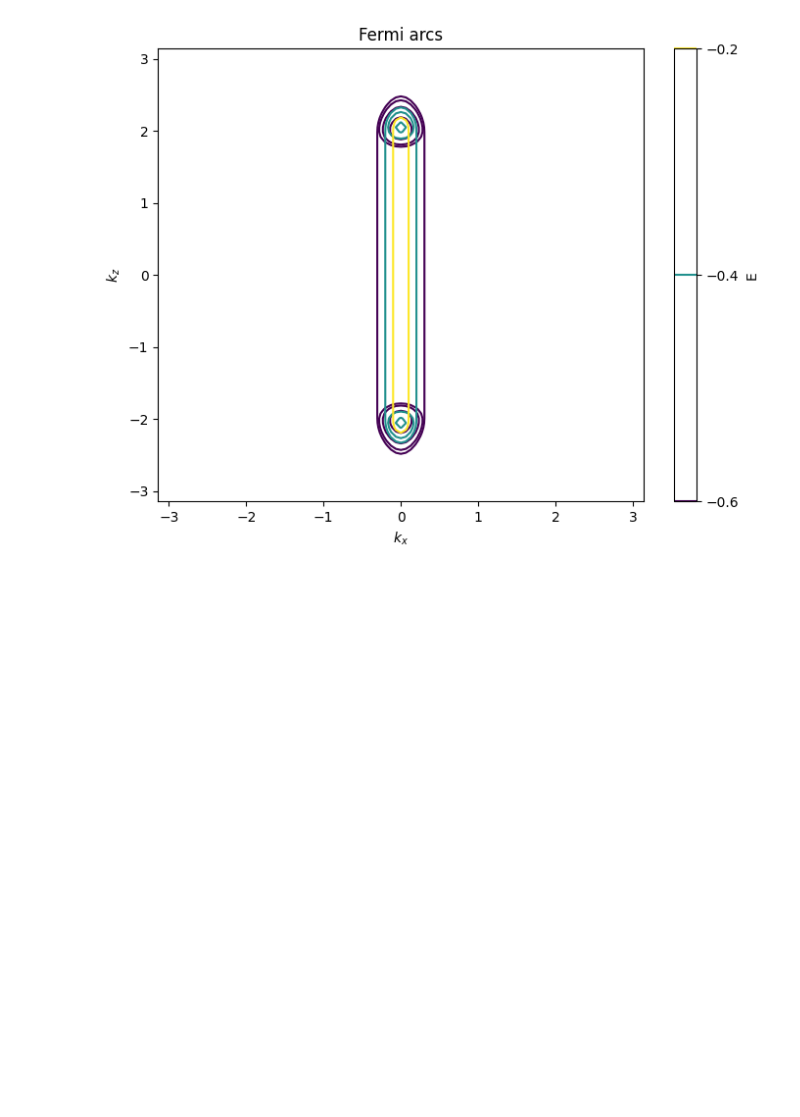
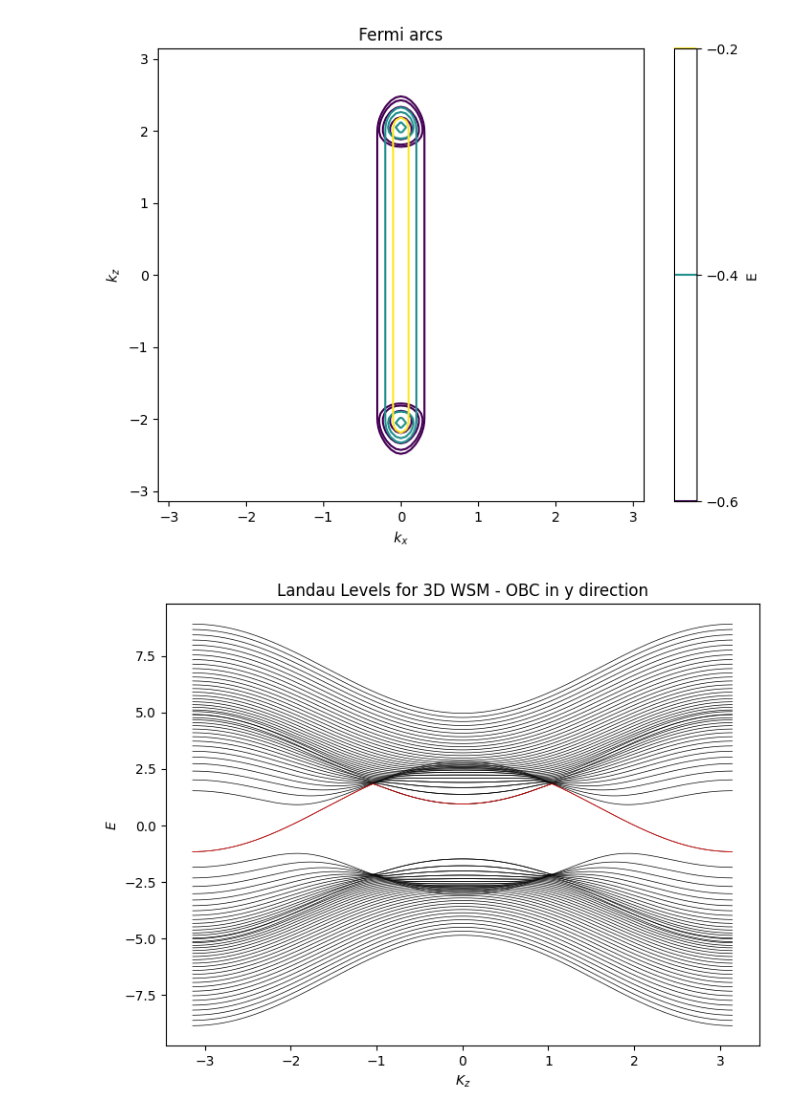
Before and after one commit to gehadibany/topological-phases, a Jupyter notebook: weyl_semimetals.ipynb, the cells around one changed output. Saved outputs shown, nothing was run; the diff lists cells and outputs as text; code cells hidden in the pictures; blank space fills up the shorter version.

```diff
--- a/weyl_semimetals.ipynb
+++ b/weyl_semimetals.ipynb
@@ -215,3 +215,81 @@ plt.title('Fermi arcs')
 plt.show()
 # %% [output]
 [figure]
+# %%
+# Parameters
+e = 1
+
+L = 40
+t0, t, V = 0,1,3
+B= 2*np.pi/L
+
+kzs =np.linspace(-np.pi, np.pi, 501)
+kx, ky = 0,0
+
+#Hamiltonian and diagonalization
+eigvals_oc_vs_kz = []
+for kz in kzs:
+    H_open = np.zeros((2*L, 2*L), dtype=complex)
+    for i in range(L):
+        H0 = (-2*t0*np.sin(kx+e*B*i))*I2 +(2*t*np.sin(kx+e*B*i))* sigma_x + (2*t*np.cos(kz)+2*t*(np.cos(kx+e*B*i))-V)* sigma_z
+        V0 = -1j*t * sigma_y +t*sigma_z
+        H_open[2*i:2*i+2, 2*i:2*i+2] = H0
+        if i < L-1:
+            H_open[2*i:2*i+2, 2*(i+1):2*(i+1)+2] = V0
+            H_open[2*(i+1):2*(i+1)+2, 2*i:2*i+2] = V0.conj().T
+        else:
+            H_open[2*i:2*i+2, 0:2] = V0
+            H_open[0:2, 2*i:2*i+2] = V0.conj().T
+
+
+    eigenvals_oc, eigenvecs_oc = np.linalg.eigh(H_open)
+    eigvals_oc_vs_kz.append(eigenvals_oc)
+
+eigvals_oc_vs_kz = np.array(eigvals_oc_vs_kz).T
+
+#plot
+fig, ax = plt.subplots(figsize=(8,6))
+for band in eigvals_oc_vs_kz:
+    ax.plot (kzs, band,  color='black', linewidth=0.5)
+ax.set_xlabel ('$K_z$')
+ax.set_ylabel ('$E$')
+ax.set_title ('Landau Levels for 3D WSM - OBC in y direction')
+
+#ax.set_xlim (1,5.5)
+#ax.set_ylim (-2,2)
+plt.plot(kzs, eigvals_oc_vs_kz[39], color='red', linewidth =0.5)
+
+#===============================
+#Analytics
+
+#ladder operators
+a = ((kx+e*B*i) - 1j*ky)/np.sqrt(2*e*B)
+a_dagger = ((kx+e*B*i) + 1j*ky)/np.sqrt(2*e*B)
+
+#matrices
+sigma_minus = 1/2*(sigma_x - 1j*sigma_y)
+sigma_plus = 1/2*(sigma_x + 1j*sigma_y)
+
+tau_plus = 1/2*(sigma_x - 1j*sigma_y)
+tau_minus = 1/2*(sigma_x + 1j*sigma_y)
+
+ns = range (19)
+
+evals =[]
+for i in range (L):
+    for kz in kzs:
+        Hk = (-2*t0*(kx+e*B*i))*I2 +2*t*np.sqrt(2*e*B)*(a*sigma_plus + a_dagger*sigma_minus)+ (2*t*np.cos(kz)+(2*t*e*B*(a_dagger*a+0.5))-V)* sigma_z
+        eigvals = np.linalg.eigvalsh(Hk)
+        evals.append(eigvals)
+
+evals = np.array(evals).T
+evals_reshaped = evals.reshape(2*L, len(kzs))
+
+#for band in range (2*L):
+   #plt.plot(kzs, evals_reshaped[band], color='blue', linewidth =0.5)
+
+#plt.plot(kzs, evals_reshaped[39], color = 'blue', linewidth = 0.5)
+
+plt.show()
+# %% [output]
+[figure, added]
```
